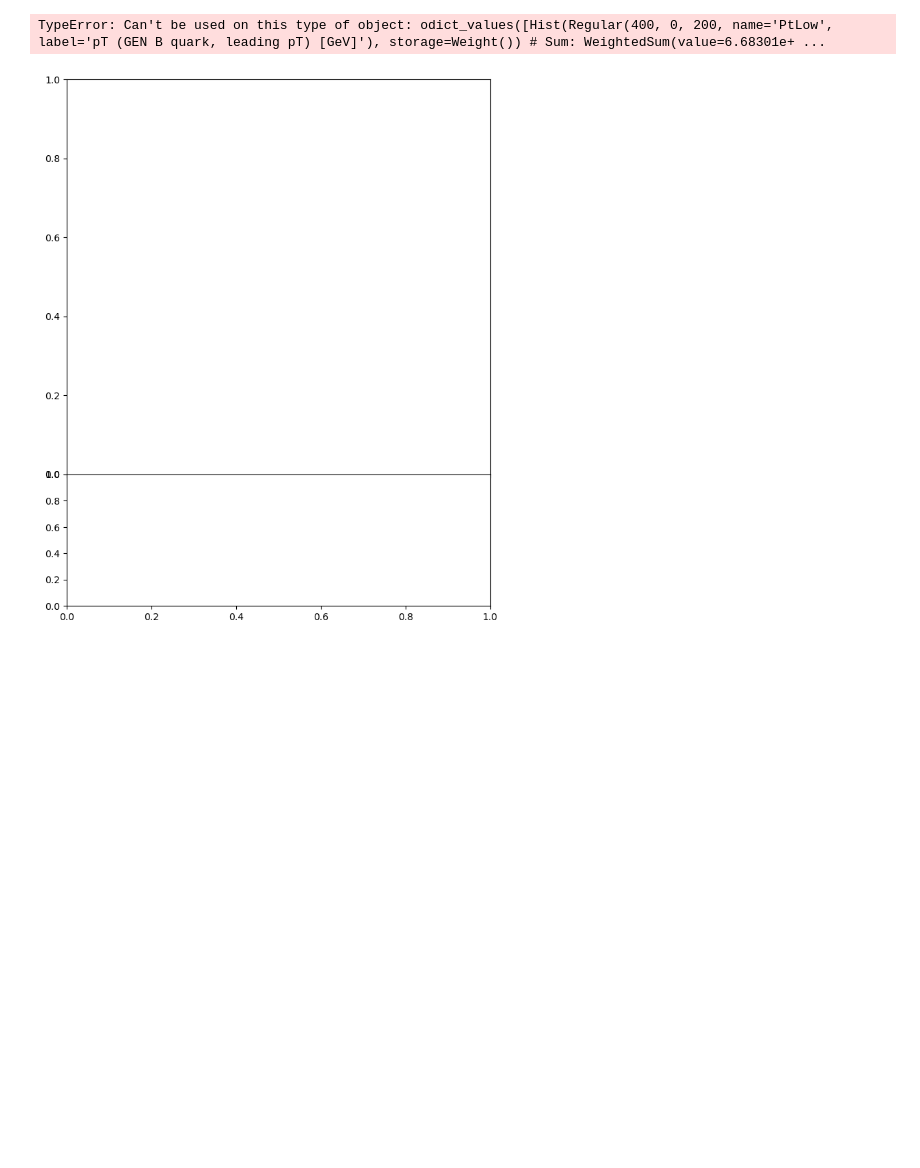
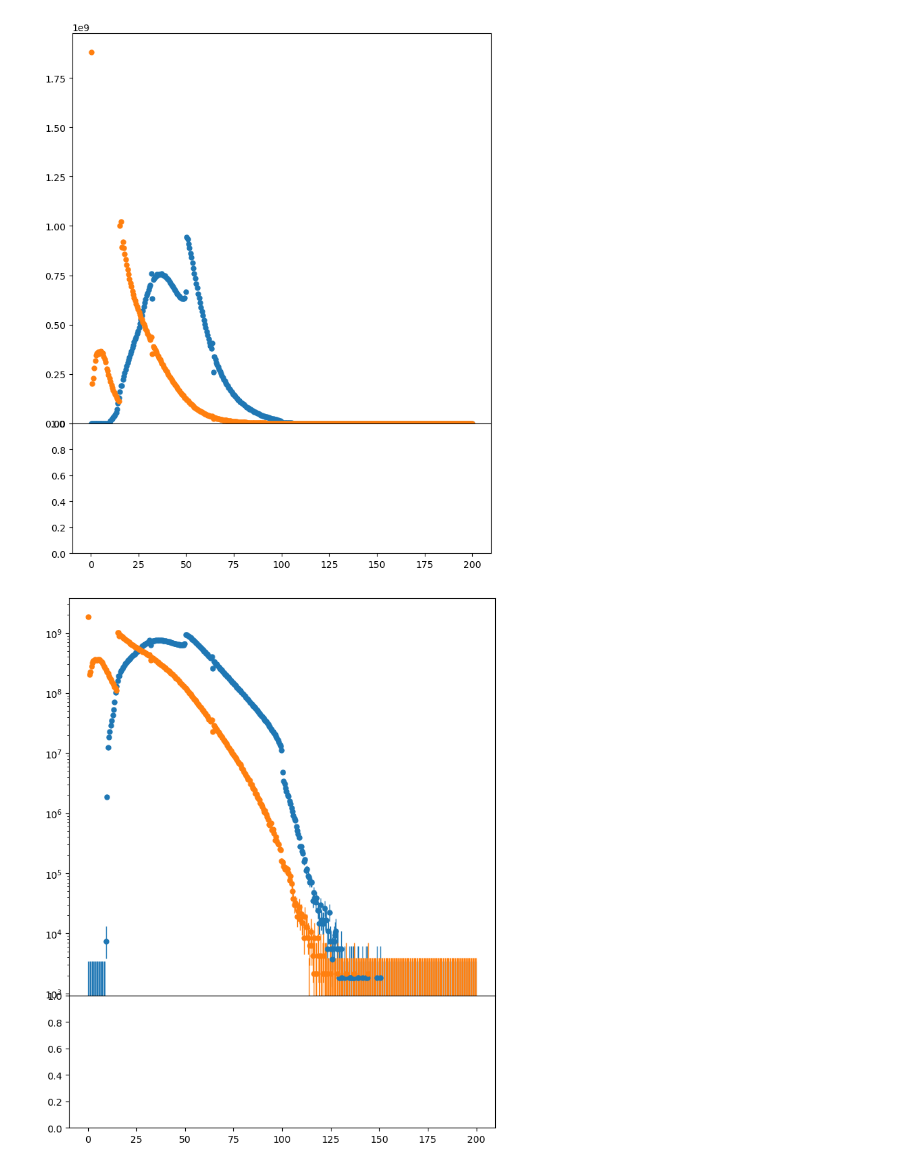
Before and after one commit to siddhesh86/htoaa, a Jupyter notebook: scripts/PlotHistos1D_MC.ipynb, the cells around one changed output. Cells and saved outputs as stored; diff of their text form; code cells hidden in the pictures; blank space fills up the shorter version.

```diff
--- a/scripts/PlotHistos1D_MC.ipynb
+++ b/scripts/PlotHistos1D_MC.ipynb
@@ -115,6 +115,10 @@ for plotNameNice in histograms_dict.keys():
 
     #hStack_list = [ hBkg_list[idx] for idx in idx_hBkg_sortedByIntegral ]
     #sStack_list = [ sBkg_list[idx] for idx in idx_hBkg_sortedByIntegral ]
+    print(f"histosToOverlay.values() ({type(histosToOverlay.values())}): histosToOverlay.values()")
+    print(f"list(histosToOverlay.values()) ({type(list(histosToOverlay.values()))}): list(histosToOverlay.values())")
+
+    histosToOverlay_values_list = ap.array()
 
     for yAxisScale in ['linearY', 'logY']: #['linearY', 'logY']: # ['linearY']
 
@@ -127,7 +131,7 @@ for plotNameNice in histograms_dict.keys():
         #print(f"\n\nhistosToOverlay[0].values() ({len(histosToOverlay[0].values())}): {histosToOverlay[0].values()}")
         #hep.histplot(histosToOverlay[0].values(), bins=histosToOverlay[0].axes[0].centers, ax=ax[0], yerr=np.sqrt(histosToOverlay[0].variances()), histtype='errorbar', color='black', label='Data')
         #hep.histplot(histosToOverlay[0], ax=ax[0], yerr=np.sqrt(histosToOverlay[0].variances()), histtype='errorbar', color='black', label='Data')
-        hep.histplot(histosToOverlay.values(), ax=ax[0], histtype='errorbar')
+        hep.histplot(list(histosToOverlay.values()), ax=ax[0], histtype='errorbar')
         #if xAxisRange: ax[0].set_xlim(xAxisRange[0], xAxisRange[1])
         #if yAxisRange: ax[0].set_ylim(yAxisRange[0], yAxisRange[1])
         #if xAxisLabel: ax[0].set_xlabel(xAxisLabel)
@@ -146,2 +152,2 @@ sIpFileName_: analyze_hadded_QCD_HT100to200.root,  sHistogramName_: evt/QCD_bGen
-TypeError: Can't be used on this type of object: odict_values([Hist(Regular(400, 0, 200, name='PtLow', label='pT (GEN B quark, leading pT) [GeV]'), storage=Weight()) # Sum: WeightedSum(value=6.68301e+ ...
-[figure, old version]
+[figure, new version]
+[figure, added]
```
Also changed, not shown: parts of 1 cell of this notebook, 1 other file.
